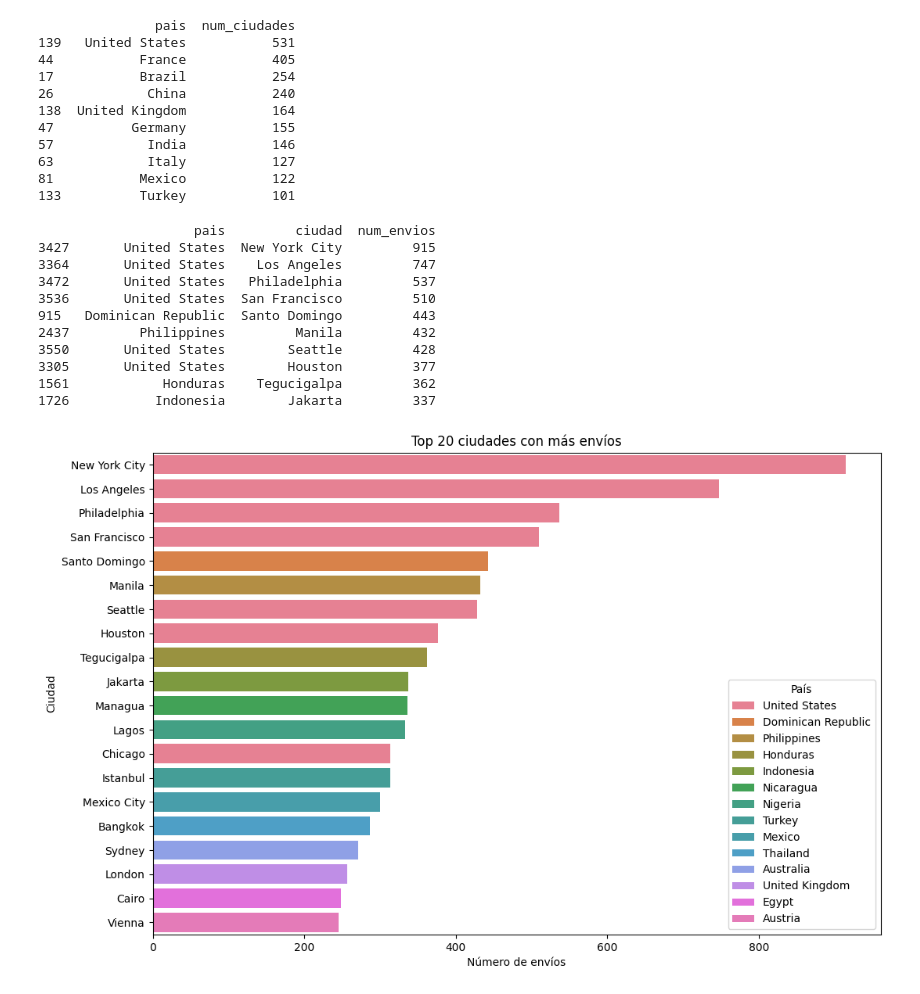
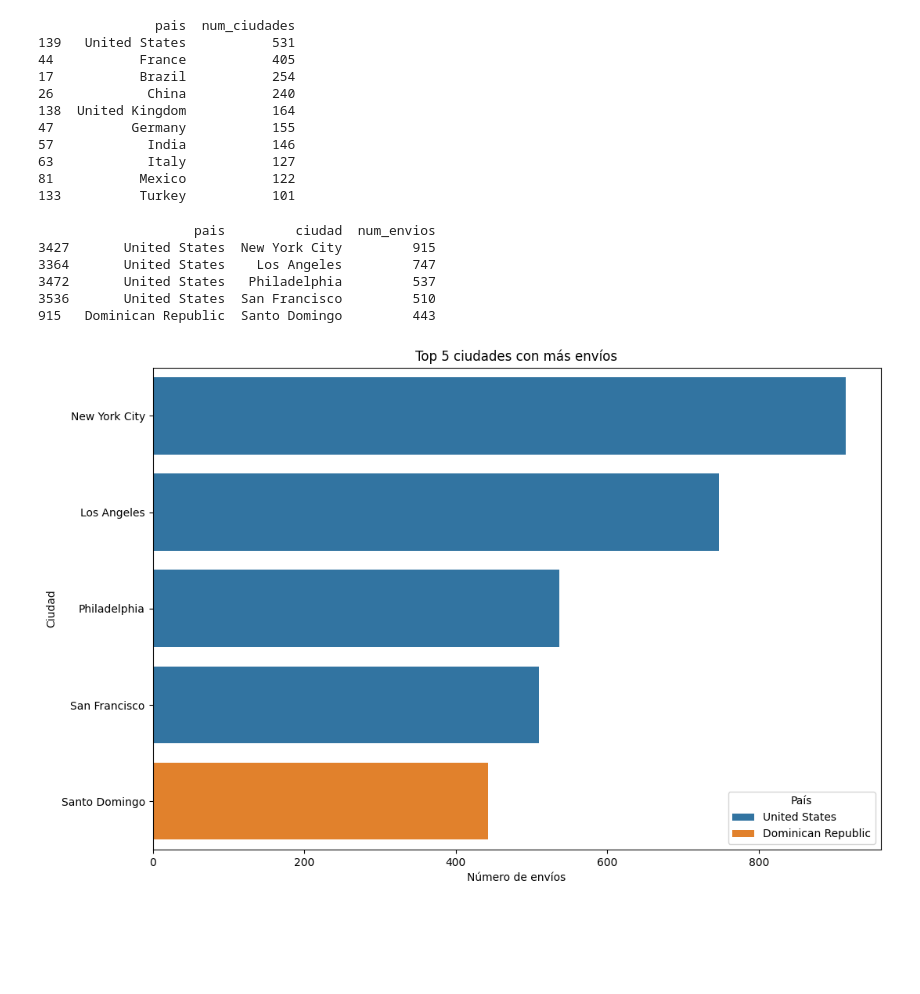
Before and after one commit to ale-caromar/proyecto_consolidacion, a Jupyter notebook: notebooks/analisis_entregas.ipynb, the cells around one changed output. Drawn from its saved outputs; the diff is of its cells as text; code cells hidden in the pictures; blank space fills up the shorter version.

```diff
--- a/notebooks/analisis_entregas.ipynb
+++ b/notebooks/analisis_entregas.ipynb
@@ -43,6 +44,7 @@ df = cargar_datos_excel(ruta_excel, sheet_name="Ventas Supermercado")
 df = estandarizar_columnas(df)
 df = convertir_fechas(df)
 df = calcular_tiempo_entrega(df)
+df = limpiar_metodo_envio(df)
 # %% [markdown]
 visualizacion de las columnas utilizando jupyter
 # %%
@@ -243,7 +210,7 @@ top_ciudades = df.groupby(['pais', 'ciudad']).size().reset_index(name='num_envio
 top_ciudades = top_ciudades.sort_values(by='num_envios', ascending=False)
 
 # Mostrar primeras filas
-print(top_ciudades.head(10))
+print(top_ciudades.head(5))
 # %% [output]
                     pais         ciudad  num_envios
 3427       United States  New York City         915
@@ -251,31 +218,26 @@ print(top_ciudades.head(10))
 3472       United States   Philadelphia         537
 3536       United States  San Francisco         510
 915   Dominican Republic  Santo Domingo         443
-2437         Philippines         Manila         432
-3550       United States        Seattle         428
-3305       United States        Houston         377
-1561            Honduras    Tegucigalpa         362
-1726           Indonesia        Jakarta         337
 # %%
 # Tomar solo las 20 ciudades con más envíos
-top20_ciudades = top_ciudades.head(20)
+top5_ciudades = top_ciudades.head(5)
-# %%
-import seaborn as sns
-import matplotlib.pyplot as plt
-
-plt.figure(figsize=(12,8))
-sns.barplot(
-    data=top20_ciudades,
-    y='ciudad',
-    x='num_envios',
-    hue='pais',
-    dodge=False
-)
-
-plt.title('Top 20 ciudades con más envíos')
-plt.xlabel('Número de envíos')
-plt.ylabel('Ciudad')
-plt.legend(title='País')
-plt.show()
-# %% [output]
-[figure, removed]
+# %%
+import seaborn as sns
+import matplotlib.pyplot as plt
+
+plt.figure(figsize=(12,8))
+sns.barplot(
+    data=top5_ciudades,
+    y='ciudad',
+    x='num_envios',
+    hue='pais',
+    dodge=False
+)
+
+plt.title('Top 5 ciudades con más envíos')
+plt.xlabel('Número de envíos')
+plt.ylabel('Ciudad')
+plt.legend(title='País')
+plt.show()
+# %% [output]
+[figure, added]
```
Also changed, not shown: parts of 13 cells of this notebook, 1 other file.
